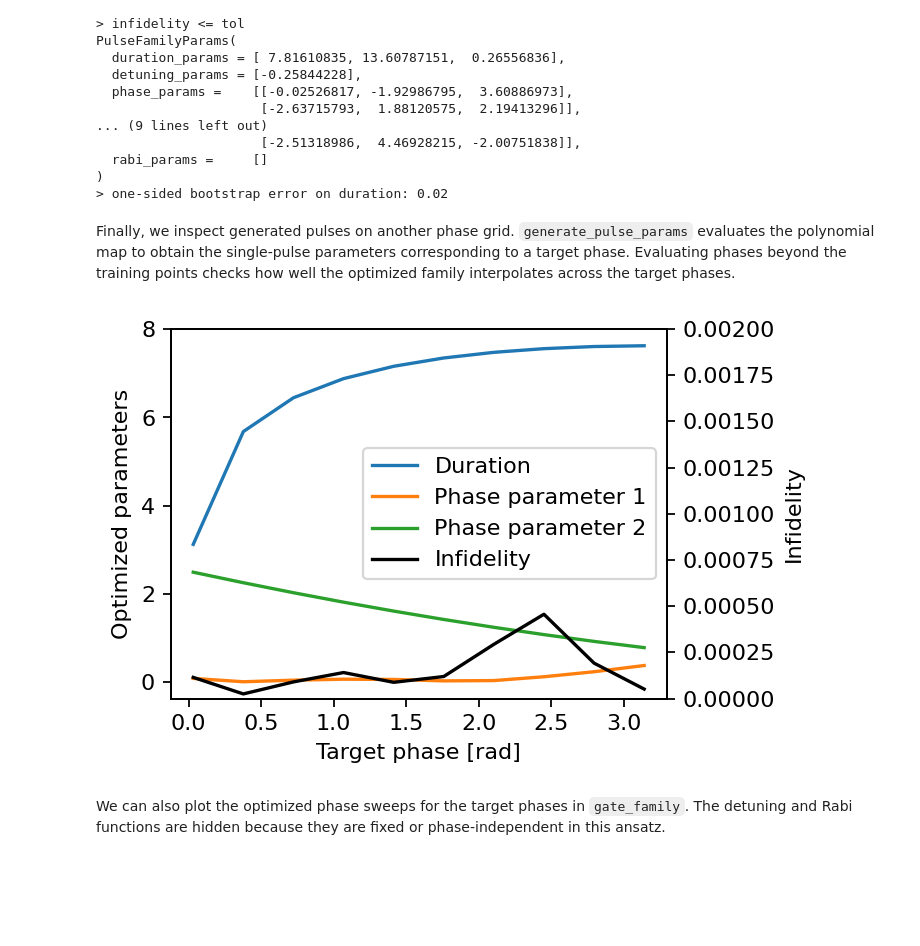
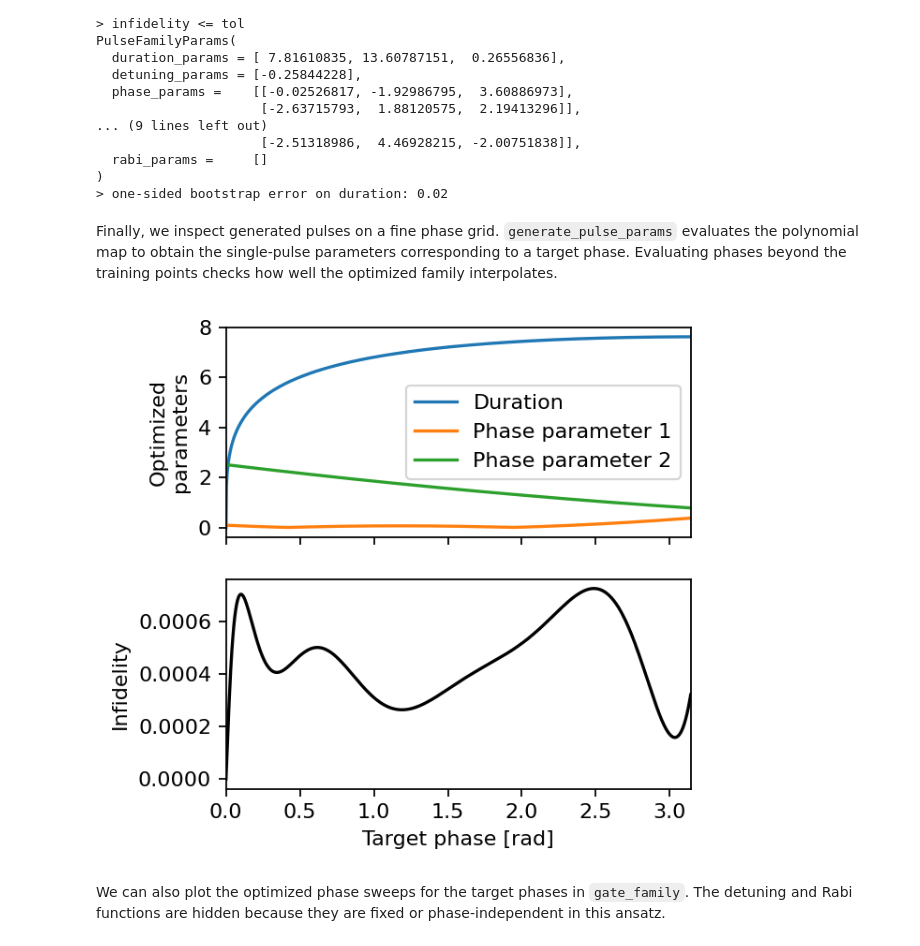
Before and after one commit to dflocher/rydopt, a Jupyter notebook: docs/examples/gate_family_quick_start.ipynb, the cells around one changed output. Cells and saved outputs as stored; diff of their text form; code cells hidden in the pictures; blank space fills up the shorter version.

Commit message:
Evaluate the gate family on a finer grid in the  notebook

```diff
--- a/docs/examples/gate_family_quick_start.ipynb
+++ b/docs/examples/gate_family_quick_start.ipynb
@@ -90,41 +90,47 @@ PulseFamilyParams(
 )
 > one-sided bootstrap error on duration: 0.02
 # %% [markdown]
-Finally, we inspect generated pulses on another phase grid. `generate_pulse_params` evaluates the polynomial map to obtain the single-pulse parameters corresponding to a target phase. Evaluating phases beyond the training points checks how well the optimized family interpolates across the target phases.
+Finally, we inspect generated pulses on a fine phase grid. `generate_pulse_params` evaluates the polynomial map to obtain the single-pulse parameters corresponding to a target phase. Evaluating phases beyond the training points checks how well the optimized family interpolates.
 # %%
-phases = np.linspace(0.01, 1, 10) * np.pi
+phases = np.linspace(0, 1, 1000) * np.pi
 durations = []
 parameters = []
 infidelities = []
 
-pulse = pulse_family.pulse_ansatz
-for phase in tqdm(phases):
+
+@jax.jit
+def analyze_phase(
+    phase: float, family_params: ro.pulses.PulseFamilyParams
+) -> tuple[float, jax.Array, float]:
+    pulse = pulse_family.pulse_ansatz
+    params = pulse_family.generate_pulse_params(family_params, phase)
     gate = ro.gates.TwoQubitGate(
         phi=None,
         theta=phase,
         Vnn=float("inf"),
-        decay=0.0,
+        decay=0,
     )
-    params = pulse_family.generate_pulse_params(optimized_family_params, phase)
-    infidelity, _, _ = ro.characterization.analyze_gate(gate, pulse, params, tol=1e-3)
-    durations.append(params.duration)
-    parameters.append(params.phase_params)
-    infidelities.append(abs(infidelity))
+    infidelity = 1 - ro.simulation.process_fidelity(gate, pulse, params)
+    return params.duration[0], params.phase_params, infidelity
 
-fig, ax1 = plt.subplots(figsize=(4, 3), dpi=160)
-ax2 = ax1.twinx()
+
+for phase in phases:
+    duration, phase_params, infidelity = analyze_phase(phase, optimized_family_params)
+    durations.append(float(duration))
+    parameters.append(np.asarray(phase_params))
+    infidelities.append(float(infidelity))
+
+fig, (ax1, ax2) = plt.subplots(2, 1, sharex=True, figsize=(4, 4), dpi=160)
 ax1.plot(phases, durations, label="Duration")
 ax1.plot(phases, np.abs(parameters), label=[f"Phase parameter {i + 1}" for i in range(2)])
-ax1.set_xlabel("Target phase [rad]")
-ax1.set_ylabel("Optimized parameters")
-ax2.plot(phases, infidelities, "k-", label="Infidelity")
-ax2.set_ylim(0, 2e-3)
+ax1.set_ylabel("Optimized\nparameters")
+ax1.legend(loc="center right")
+ax2.plot(phases, infidelities, "k-")
+ax2.set_xlim(phases[0], phases[-1])
 ax2.set_ylabel("Infidelity")
-handles1, labels1 = ax1.get_legend_handles_labels()
-handles2, labels2 = ax2.get_legend_handles_labels()
-ax2.legend(handles1 + handles2, labels1 + labels2, loc="center right");
+ax2.set_xlabel("Target phase [rad]");
 # %% [output]
-[figure, old version]
+[figure, new version]
 # %% [markdown]
 We can also plot the optimized phase sweeps for the target phases in `gate_family`. The detuning and Rabi functions are hidden because they are fixed or phase-independent in this ansatz.
 # %%
```
Also changed, not shown: parts of 1 cell of this notebook.
